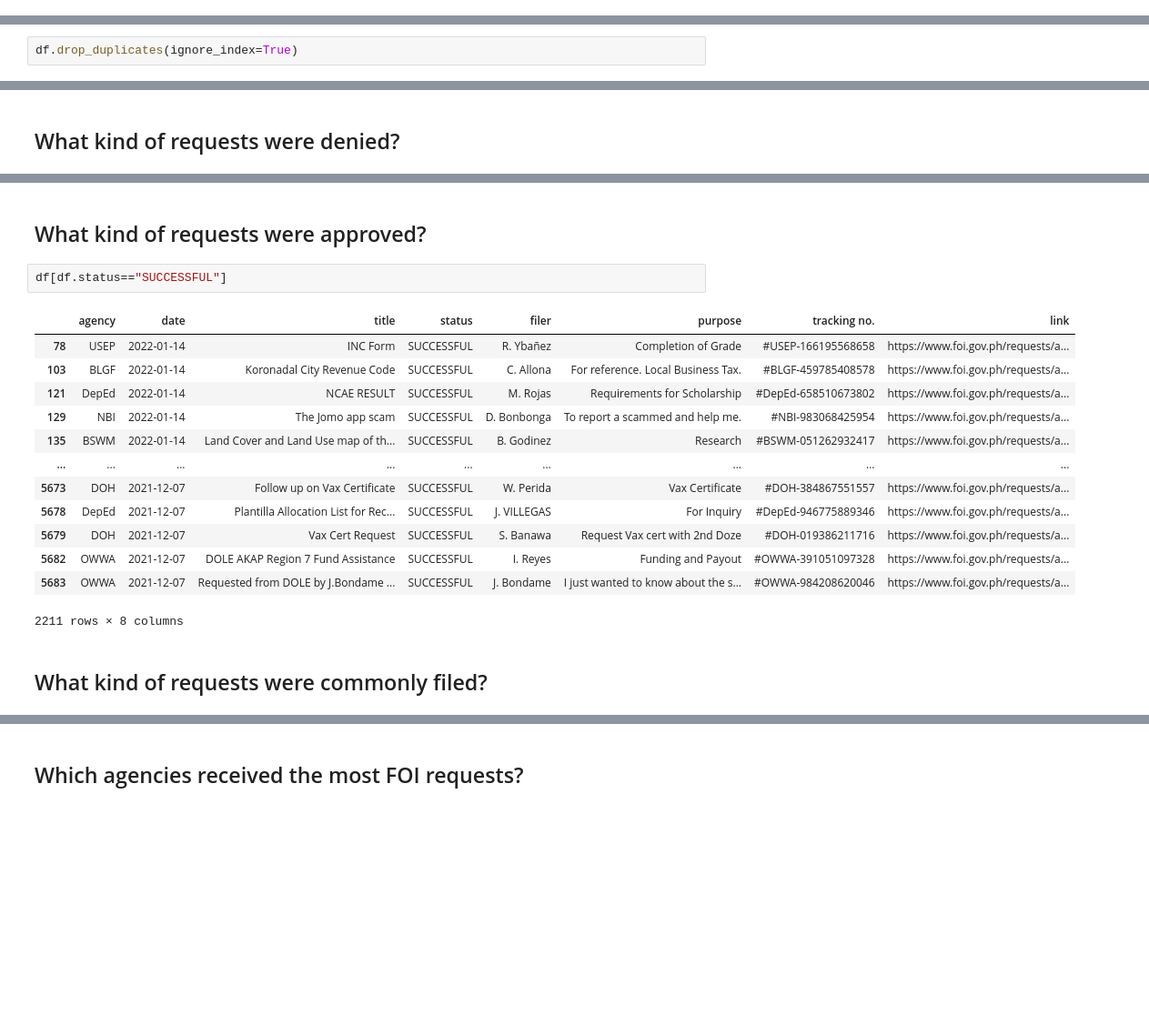
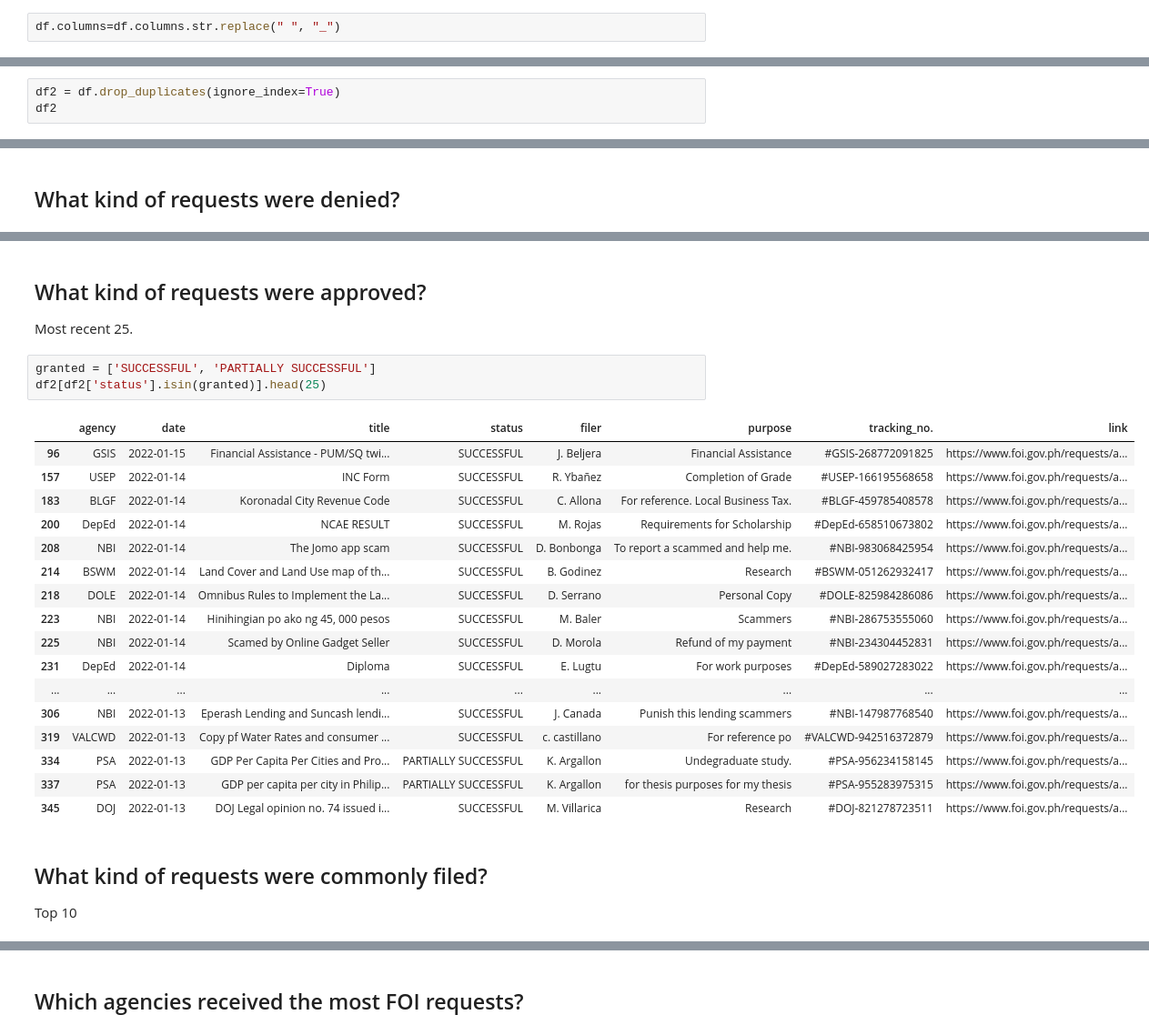
Before and after one commit to pmagtulis/foi-ph-scraper, a Jupyter notebook: foi-scraper.ipynb, the cells around one changed output, grey strips where cells are left out. Shown at 91% size. Cells and saved outputs as stored; diff of their text form; blank space fills up the shorter version.

```diff
--- a/foi-scraper.ipynb
+++ b/foi-scraper.ipynb
@@ -199,3 +199,5 @@ df.head(20)
+# %%
+df.columns=df.columns.str.replace(" ", "_")
 # %% [markdown]
 ### Remove duplicates
 
@@ -211,4 +212,5 @@ True     1127
 dtype: int64
 # %%
-df.drop_duplicates(ignore_index=True)
+df2 = df.drop_duplicates(ignore_index=True)
+df2
 # %% [output]
@@ -284,21 +286,30 @@ df[df.status=="DENIED"]
 # %% [markdown]
 ## What kind of requests were approved?
+
+Most recent 25.
 # %%
-df[df.status=="SUCCESSFUL"]
+granted = ['SUCCESSFUL', 'PARTIALLY SUCCESSFUL']
+df2[df2['status'].isin(granted)].head(25)
 # %% [output]
-|  | agency | date | title | status | filer | purpose | tracking no. | link |
-| 78 | USEP | 2022-01-14 | INC Form | SUCCESSFUL | R. Ybañez | Completion of Grade | #USEP-166195568658 | https://www.foi.gov.ph/requests/a... |
-| 103 | BLGF | 2022-01-14 | Koronadal City Revenue Code | SUCCESSFUL | C. Allona | For reference. Local Business Tax. | #BLGF-459785408578 | https://www.foi.gov.ph/requests/a... |
-| 121 | DepEd | 2022-01-14 | NCAE RESULT | SUCCESSFUL | M. Rojas | Requirements for Scholarship | #DepEd-658510673802 | https://www.foi.gov.ph/requests/a... |
-| 129 | NBI | 2022-01-14 | The Jomo app scam | SUCCESSFUL | D. Bonbonga | To report a scammed and help me. | #NBI-983068425954 | https://www.foi.gov.ph/requests/a... |
-| 135 | BSWM | 2022-01-14 | Land Cover and Land Use map of th... | SUCCESSFUL | B. Godinez | Research | #BSWM-051262932417 | https://www.foi.gov.ph/requests/a... |
+|  | agency | date | title | status | filer | purpose | tracking_no. | link |
+| 96 | GSIS | 2022-01-15 | Financial Assistance - PUM/SQ twi... | SUCCESSFUL | J. Beljera | Financial Assistance | #GSIS-268772091825 | https://www.foi.gov.ph/requests/a... |
+| 157 | USEP | 2022-01-14 | INC Form | SUCCESSFUL | R. Ybañez | Completion of Grade | #USEP-166195568658 | https://www.foi.gov.ph/requests/a... |
+| 183 | BLGF | 2022-01-14 | Koronadal City Revenue Code | SUCCESSFUL | C. Allona | For reference. Local Business Tax. | #BLGF-459785408578 | https://www.foi.gov.ph/requests/a... |
+| 200 | DepEd | 2022-01-14 | NCAE RESULT | SUCCESSFUL | M. Rojas | Requirements for Scholarship | #DepEd-658510673802 | https://www.foi.gov.ph/requests/a... |
+| 208 | NBI | 2022-01-14 | The Jomo app scam | SUCCESSFUL | D. Bonbonga | To report a scammed and help me. | #NBI-983068425954 | https://www.foi.gov.ph/requests/a... |
+| 214 | BSWM | 2022-01-14 | Land Cover and Land Use map of th... | SUCCESSFUL | B. Godinez | Research | #BSWM-051262932417 | https://www.foi.gov.ph/requests/a... |
+| 218 | DOLE | 2022-01-14 | Omnibus Rules to Implement the La... | SUCCESSFUL | D. Serrano | Personal Copy | #DOLE-825984286086 | https://www.foi.gov.ph/requests/a... |
+| 223 | NBI | 2022-01-14 | Hinihingian po ako ng 45, 000 pesos | SUCCESSFUL | M. Baler | Scammers | #NBI-286753555060 | https://www.foi.gov.ph/requests/a... |
+| 225 | NBI | 2022-01-14 | Scamed by Online Gadget Seller | SUCCESSFUL | D. Morola | Refund of my payment | #NBI-234304452831 | https://www.foi.gov.ph/requests/a... |
+| 231 | DepEd | 2022-01-14 | Diploma | SUCCESSFUL | E. Lugtu | For work purposes | #DepEd-589027283022 | https://www.foi.gov.ph/requests/a... |
 | ... | ... | ... | ... | ... | ... | ... | ... | ... |
-| 5673 | DOH | 2021-12-07 | Follow up on Vax Certificate | SUCCESSFUL | W. Perida | Vax Certificate | #DOH-384867551557 | https://www.foi.gov.ph/requests/a... |
-| 5678 | DepEd | 2021-12-07 | Plantilla Allocation List for Rec... | SUCCESSFUL | J. VILLEGAS | For Inquiry | #DepEd-946775889346 | https://www.foi.gov.ph/requests/a... |
-| 5679 | DOH | 2021-12-07 | Vax Cert Request | SUCCESSFUL | S. Banawa | Request Vax cert with 2nd Doze | #DOH-019386211716 | https://www.foi.gov.ph/requests/a... |
-| 5682 | OWWA | 2021-12-07 | DOLE AKAP Region 7 Fund Assistance | SUCCESSFUL | I. Reyes | Funding and Payout | #OWWA-391051097328 | https://www.foi.gov.ph/requests/a... |
-| 5683 | OWWA | 2021-12-07 | Requested from DOLE by J.Bondame ... | SUCCESSFUL | J. Bondame | I just wanted to know about the s... | #OWWA-984208620046 | https://www.foi.gov.ph/requests/a... |
+| 306 | NBI | 2022-01-13 | Eperash Lending and Suncash lendi... | SUCCESSFUL | J. Canada | Punish this lending scammers | #NBI-147987768540 | https://www.foi.gov.ph/requests/a... |
+| 319 | VALCWD | 2022-01-13 | Copy pf Water Rates and consumer ... | SUCCESSFUL | c. castillano | For reference po | #VALCWD-942516372879 | https://www.foi.gov.ph/requests/a... |
+| 334 | PSA | 2022-01-13 | GDP Per Capita Per Cities and Pro... | PARTIALLY SUCCESSFUL | K. Argallon | Undegraduate study. | #PSA-956234158145 | https://www.foi.gov.ph/requests/a... |
+| 337 | PSA | 2022-01-13 | GDP per capita per city in Philip... | PARTIALLY SUCCESSFUL | K. Argallon | for thesis purposes for my thesis | #PSA-955283975315 | https://www.foi.gov.ph/requests/a... |
+| 345 | DOJ | 2022-01-13 | DOJ Legal opinion no. 74 issued i... | SUCCESSFUL | M. Villarica | Research | #DOJ-821278723511 | https://www.foi.gov.ph/requests/a... |
-2211 rows × 8 columns
 # %% [markdown]
 ## What kind of requests were commonly filed?
+
+Top 10
 # %%
```
Also changed, not shown: parts of 22 cells of this notebook.
